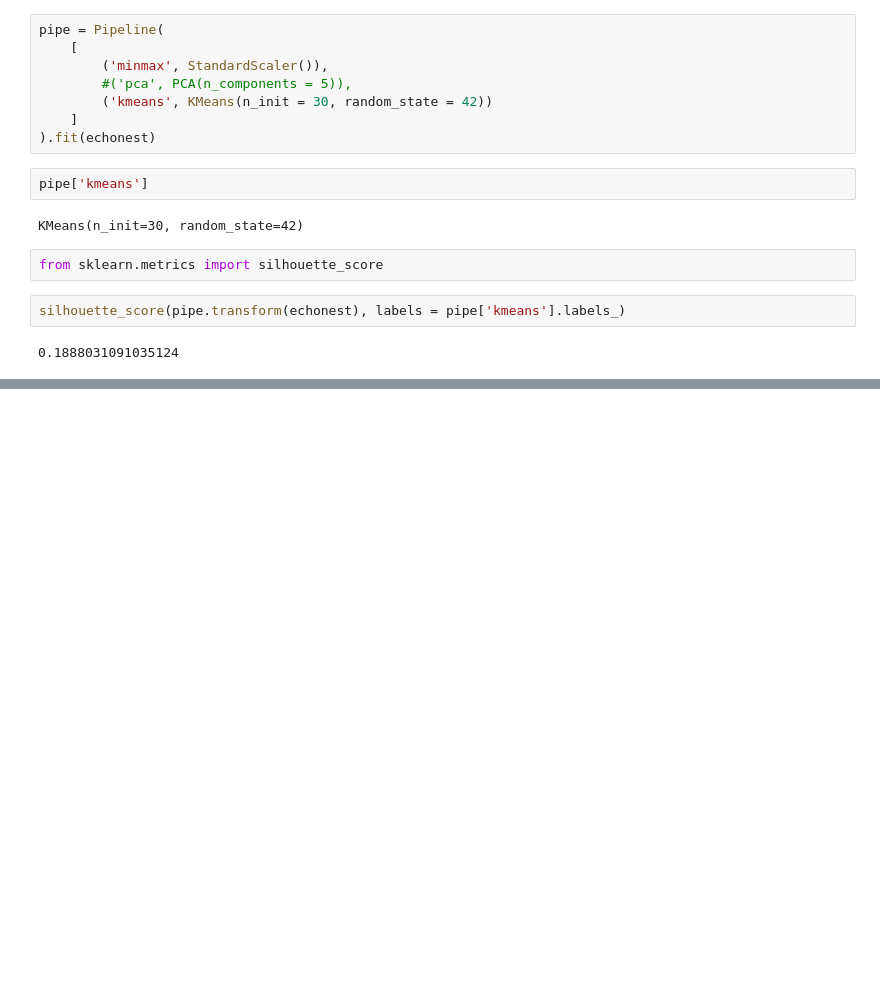
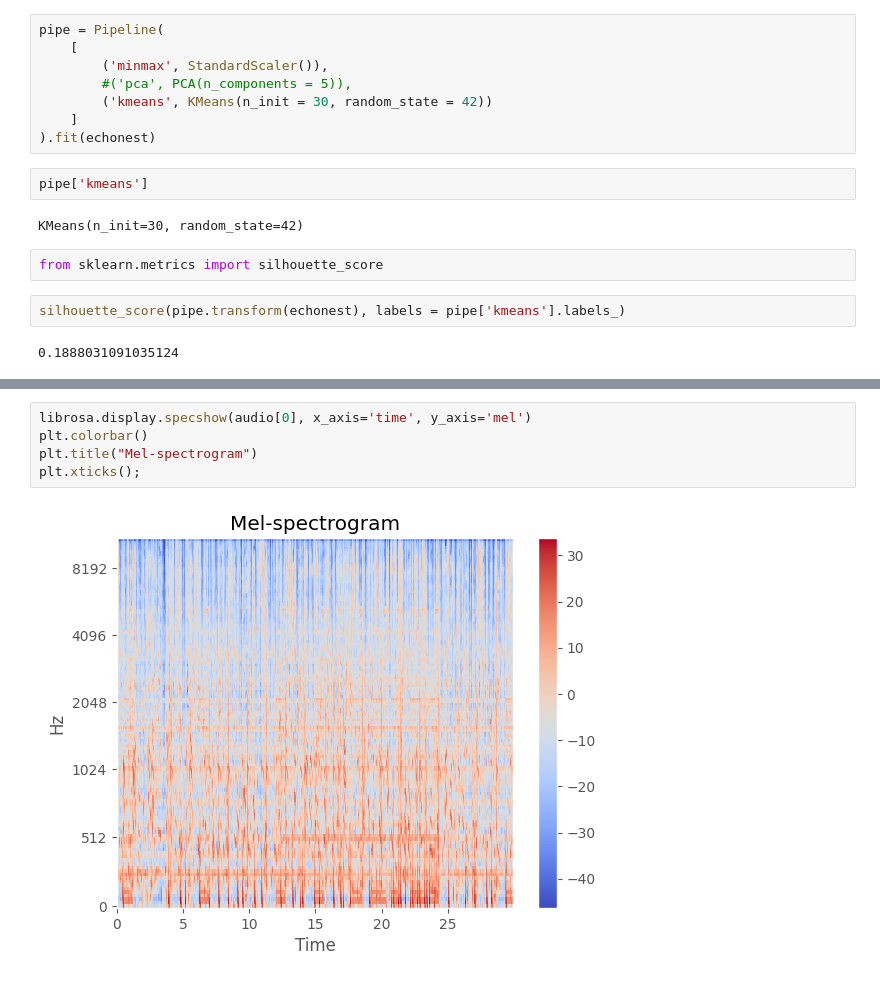
Before and after one commit to vijay-ravuri/audio-modeling, a Jupyter notebook: code/basic-eda.ipynb, the cells around one changed output, grey strips where cells are left out. Saved outputs shown, nothing was run; the diff lists cells and outputs as text; blank space fills up the shorter version.

```diff
--- a/code/basic-eda.ipynb
+++ b/code/basic-eda.ipynb
@@ -120,0 +177,7 @@ silhouette_score(pipe.transform(echonest), labels = pipe['kmeans'].labels_)
+# %%
+librosa.display.specshow(audio[0], x_axis='time', y_axis='mel')
+plt.colorbar()
+plt.title("Mel-spectrogram")
+plt.xticks();
+# %% [output]
+[figure, added]
```
Also changed, not shown: parts of 26 cells of this notebook.
